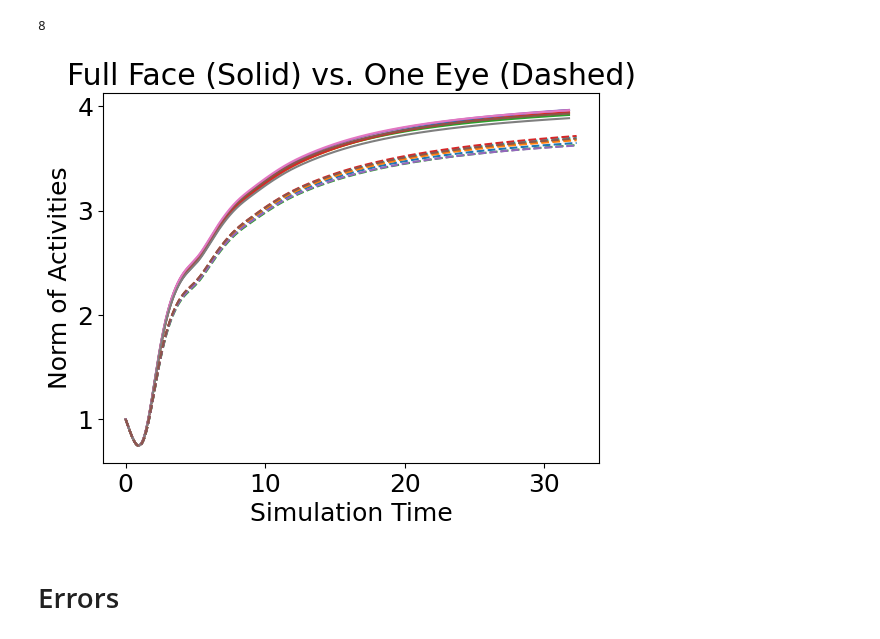
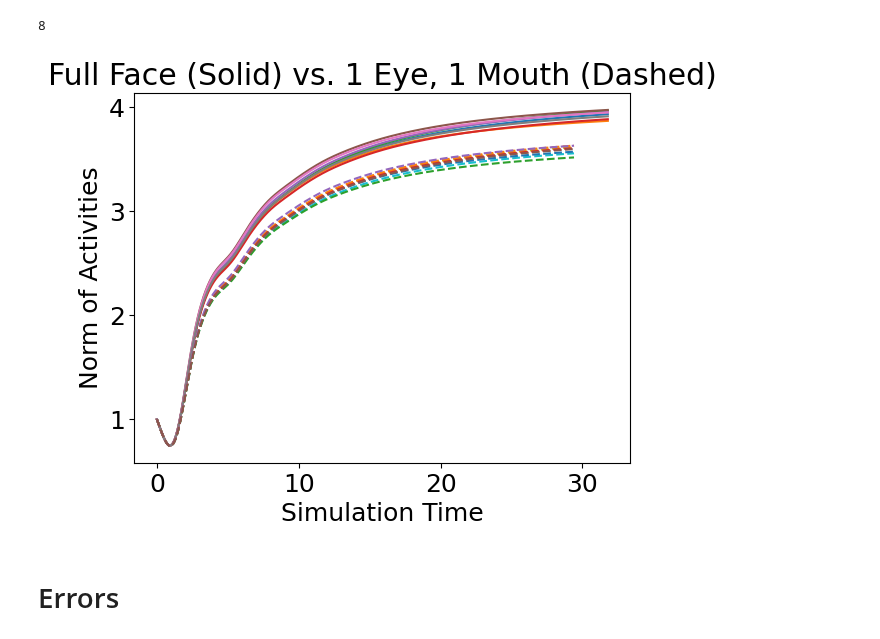
Before and after one commit to jorchard/pc_nengo, a Jupyter notebook: Phase_Sapce.ipynb, the cells around one changed output. Drawn from its saved outputs; the diff is of its cells as text; code cells hidden in the pictures.

Commit message:
Plotting phase space of face with mouth

```diff
--- a/Phase_Sapce.ipynb
+++ b/Phase_Sapce.ipynb
@@ -91,7 +91,7 @@ for model_idx, model in enumerate(networks):
 # %%
 test_dl = get_dataloader_features(feature=8, num_translations=0, num_rotations=0, batch_size=8)
 # %%
-test_dl2 = get_dataloader_features(feature=2, num_translations=0, num_rotations=0, batch_size=8)
+test_dl2 = get_dataloader_features(feature=5, num_translations=0, num_rotations=0, batch_size=8)
 # %% [markdown]
 # Activities
 # %%
@@ -155,28 +155,28 @@ print(len(conv_times))
 # %%
 rows, cols = phase_space.shape
 rows2, cols2 = phase_space2.shape
 
 plt.figure()
 
 plt.plot([args.test_lr*i for i in range(rows)], phase_space)
 
 """
 plt.xlabel("Simulation Time")
 plt.ylabel("Norm of Activities")
 plt.title("Full Face")
 plt.show()
 
 plt.figure()
 """
 plt.plot([args.test_lr*i for i in range(rows2)], phase_space2, ls="--")
 
 plt.xlabel("Simulation Time")
 plt.ylabel("Norm of Activities")
-#plt.title("One Eye")
-plt.title("Full Face (Solid) vs. One Eye (Dashed)")
+#plt.title("1 Eye, 1 Mouth")
+plt.title("Full Face (Solid) vs. 1 Eye, 1 Mouth (Dashed)")
 plt.show()
 # %% [output]
-[figure, old version]
+[figure, new version]
 # %% [markdown]
 # Errors
 # %%
```
Also changed, not shown: parts of 1 cell of this notebook.
